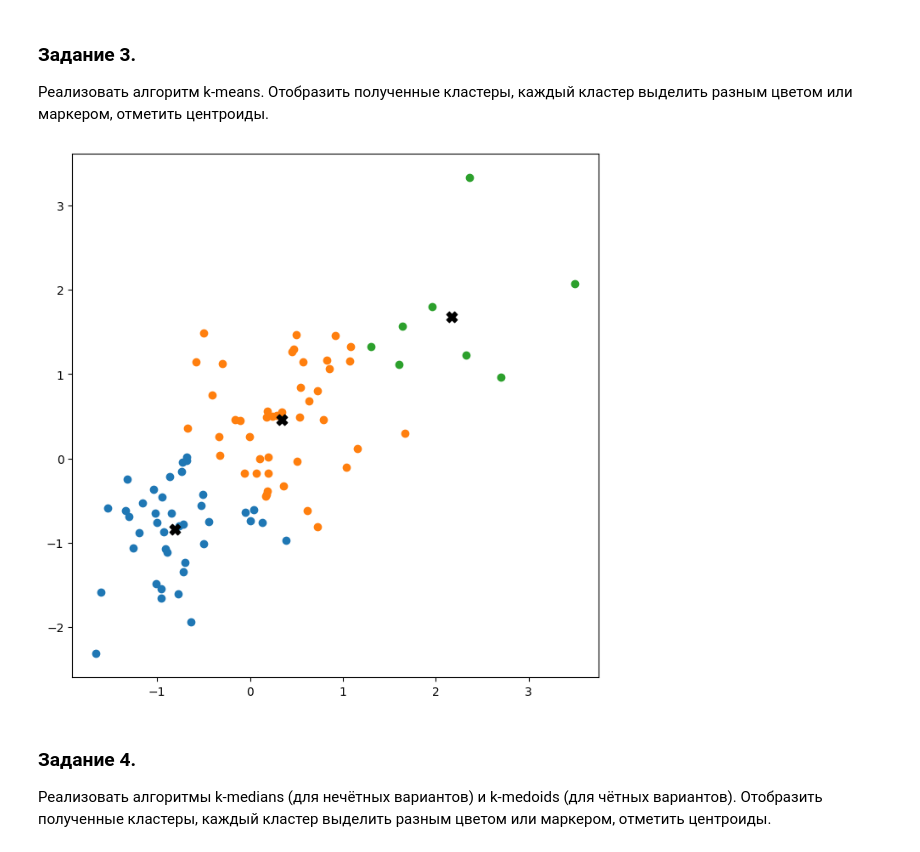
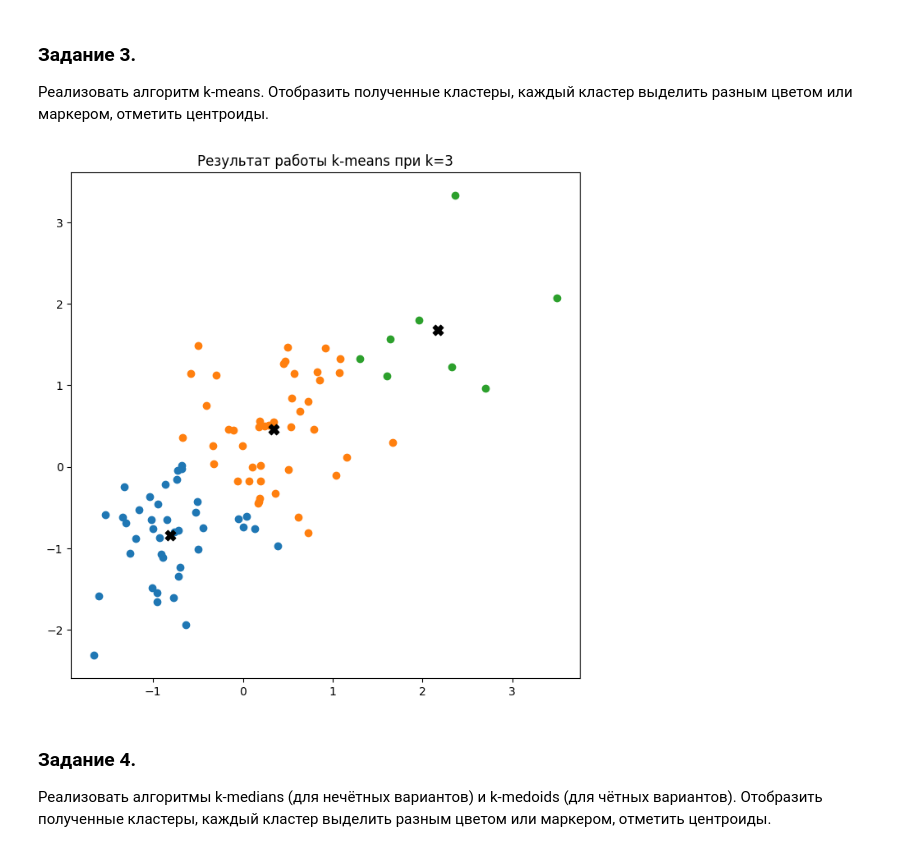
Before and after one commit to the-mvi/stat_an-2022, a Jupyter notebook: 0373_Kartashov_NA/task3.ipynb, the cells around one changed output. Cells and saved outputs as stored; diff of their text form; code cells hidden in the pictures.

```diff
--- a/0373_Kartashov_NA/task3.ipynb
+++ b/0373_Kartashov_NA/task3.ipynb
@@ -139,15 +139,19 @@ def k_means(k, initialData, epsilon, needScatter=False):
     centroids = pd.DataFrame({'X': centroids[:, 0], 'Y': centroids[:, 1]})
     return [data, centroids, scatter] if needScatter==True else [data, centroids]
 # %%
-[data_with_centroids, centroids] = k_means(3, data_normalized, 0.01)
-plt.figure(figsize=(8, 8))
-for i in range(len(centroids)):
-    cluster = data_with_centroids.loc[data_with_centroids['Centroid'] == i]
-    plt.scatter(cluster['X'], cluster['Y'])
-plt.scatter(centroids['X'], centroids['Y'], marker='X', s=80, c='black')
-plt.show()
+def drawKmeansGraph(data_with_centroids, centroids):
+    plt.figure(figsize=(8, 8))
+    for i in range(len(centroids)):
+        cluster = data_with_centroids.loc[data_with_centroids['Centroid'] == i]
+        plt.scatter(cluster['X'], cluster['Y'])
+    plt.scatter(centroids['X'], centroids['Y'], marker='X', s=80, c='black')
+    plt.title(f'Результат работы k-means при k={len(centroids)}')
+    plt.show()
-# %% [output]
-[figure, removed]
+# %%
+[data_with_centroids, centroids] = k_means(3, data_normalized, 0.01)
+drawKmeansGraph(data_with_centroids, centroids)
+# %% [output]
+[figure, added]
 # %% [markdown]
 ### Задание 4.
 Реализовать алгоритмы k-medians (для нечётных вариантов) и k-medoids (для чётных вариантов). Отобразить полученные кластеры, каждый кластер выделить разным цветом или маркером, отметить центроиды.
```
Also changed, not shown: parts of 8 cells of this notebook.
